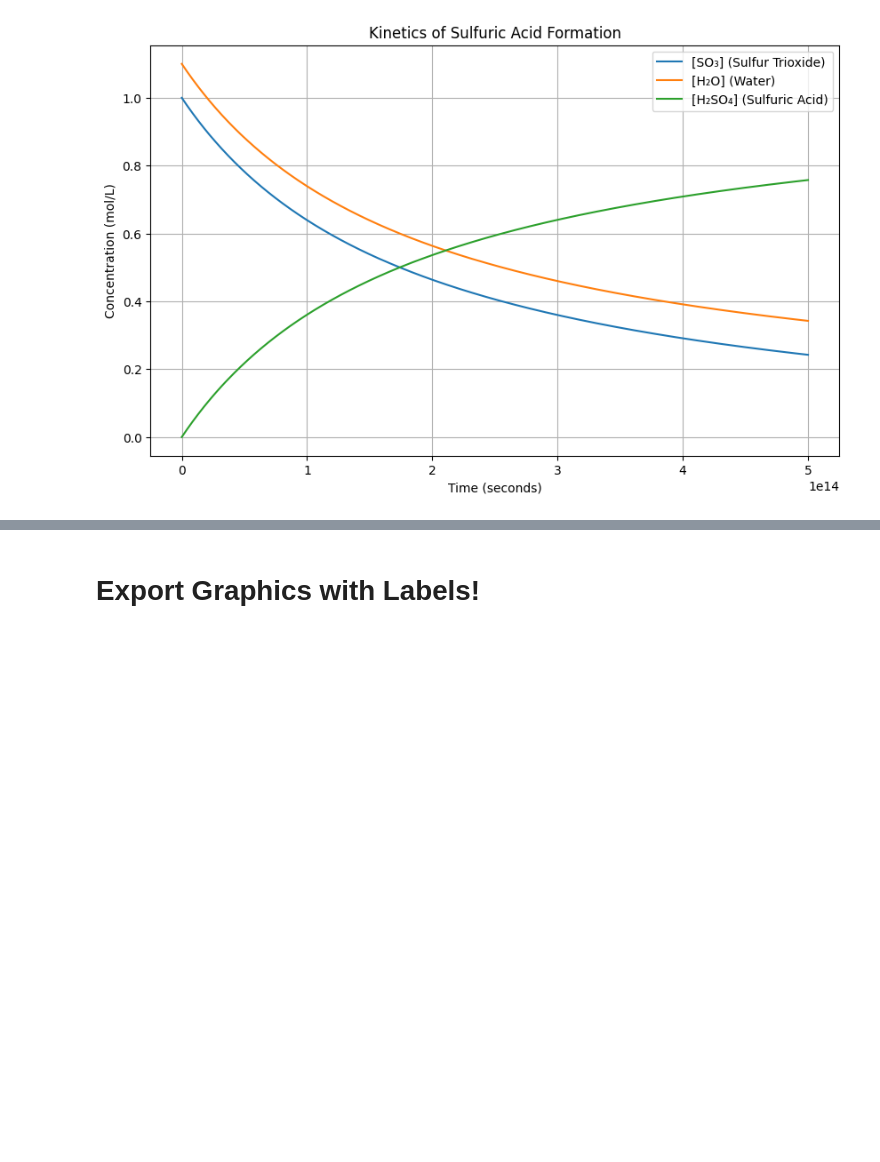
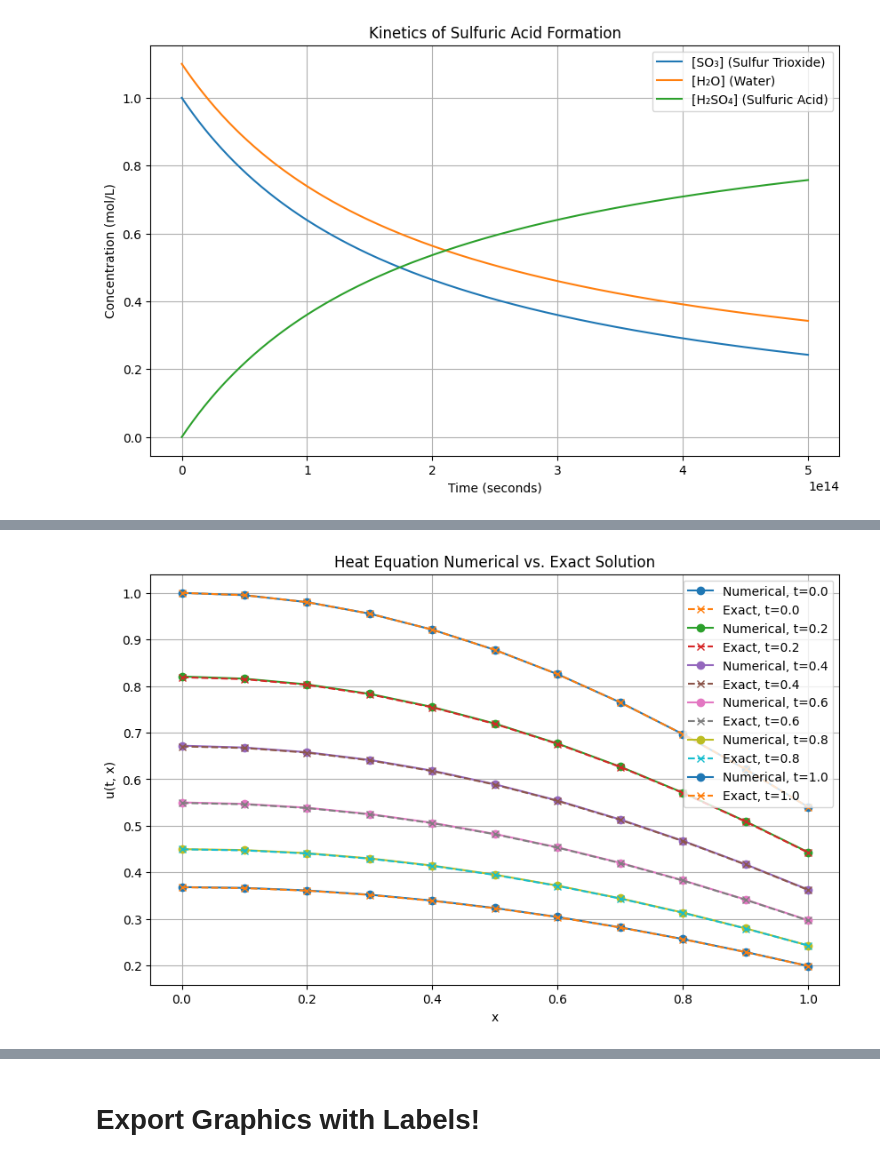
Before and after one commit to Gabriel-vzh2vs/Modelling-And-Simulation-Public-Release, a Jupyter notebook: Chapter_Lab/hidden-lab-graphics.ipynb, the cells around one changed output, grey strips where cells are left out. Drawn from its saved outputs; the diff is of its cells as text; code cells hidden in the pictures; blank space fills up the shorter version.

```diff
--- a/Chapter_Lab/hidden-lab-graphics.ipynb
+++ b/Chapter_Lab/hidden-lab-graphics.ipynb
@@ -804,0 +920,59 @@ plt.show()
+# %%
+import numpy as np
+from scipy.integrate import solve_ivp
+import matplotlib.pyplot as plt
+
+# Method of Manufactured Solutions: exact solution
+def u_exact(x, t):
+    return np.exp(-t) * np.cos(x)
+
+# Parameters
+t_span = [0.0, 1.0]
+x_span = [0.0, 1.0]
+dx = 0.1
+nx = int(x_span[1] / dx) + 1
+x = np.linspace(x_span[0], x_span[1], nx)
+t_eval = np.arange(t_span[0], t_span[1] + 0.2, 0.2)
+
+# Initial condition for IVP
+u0 = u_exact(x, t_span[0])
+
+# PDE function (discretized in space)
+def pde_func(t, u):
+    dudt = np.zeros_like(u)
+
+    # Central difference for 2nd derivative
+    for i in range(1, nx - 1):
+        dudt[i] = (u[i-1] - 2*u[i] + u[i+1]) / dx**2
+
+    # Boundary conditions
+    dudt[0] = 0 # Corresponds to u(t, 0) boundary condition.
+    dudt[-1] = 0 # Corresponds to u(t, 1) boundary condition
+
+    return dudt
+
+# Create a function to handle the boundary conditions within the solver
+def ode_with_bcs(t, u):
+    dudt = pde_func(t, u)
+    u[0] = np.exp(-t)
+    u[-1] = np.exp(-t) * np.cos(1)
+    return dudt
+
+# Solve the ODE problem
+sol = solve_ivp(ode_with_bcs, t_span, u0, t_eval=t_eval, rtol=1e-6, atol=1e-6)
+
+# Plot results and compare with exact solution
+plt.figure(figsize=(10, 6))
+
+for i, t_point in enumerate(sol.t):
+    plt.plot(x, sol.y[:, i], 'o-', label=f'Numerical, t={t_point:.1f}')
+    plt.plot(x, u_exact(x, t_point), 'x--', label=f'Exact, t={t_point:.1f}')
+
+plt.xlabel('x')
+plt.ylabel('u(t, x)')
+plt.title('Heat Equation Numerical vs. Exact Solution')
+plt.legend()
+plt.grid(True)
+plt.show()
+# %% [output]
+[figure, added]
```
Also changed, not shown: parts of 4 cells of this notebook, 7 other files.
